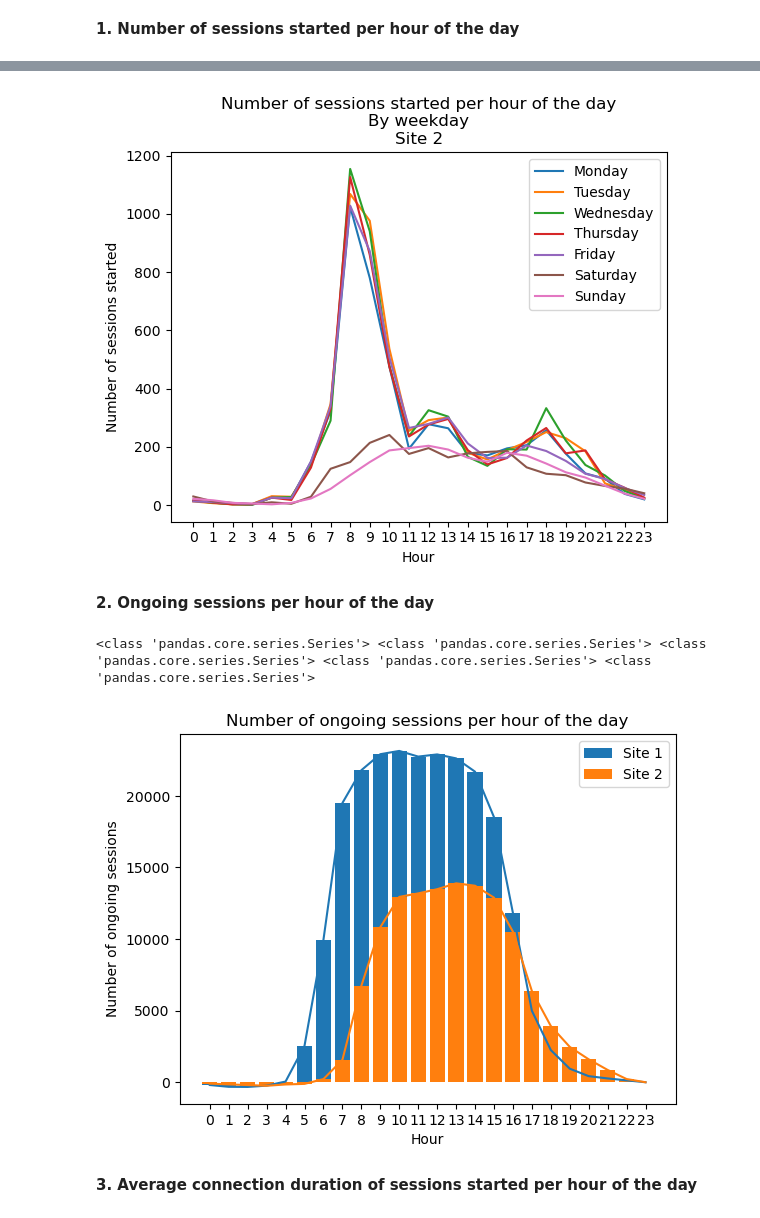
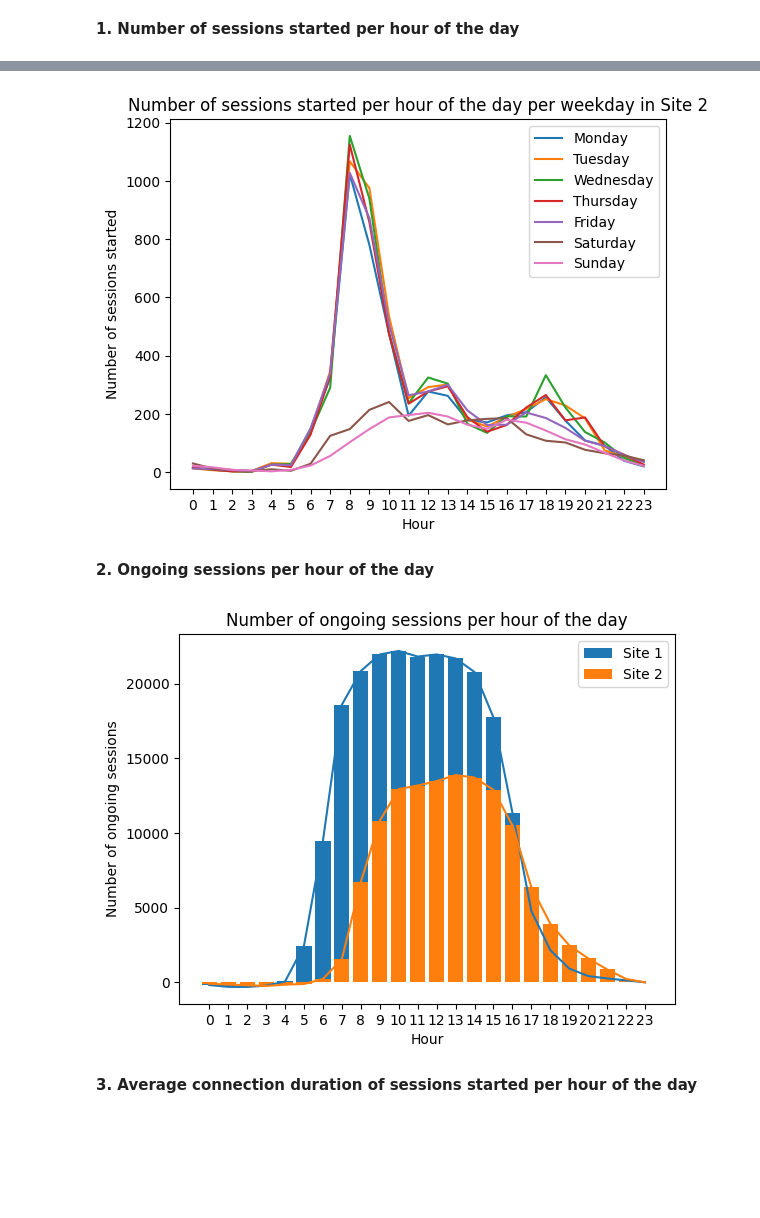
Before and after one commit to Sithkiller3000/AA2024, a Jupyter notebook: descriptive_analytics/descriptive_analytics_2a.ipynb, the cells around one changed output, grey strips where cells are left out. Saved outputs shown, nothing was run; the diff lists cells and outputs as text; code cells hidden in the pictures; blank space fills up the shorter version.

```diff
--- a/descriptive_analytics/descriptive_analytics_2a.ipynb
+++ b/descriptive_analytics/descriptive_analytics_2a.ipynb
@@ -21 +72,7 @@ What patterns can you observe, and how do you explain them?
+# %%
+def save_plot(p_fig):
+    plot_name = p_fig.gca().get_title()
+    folder = 'plots'
+    file_path = os.path.join(folder, plot_name)
+    p_fig.savefig(file_path, bbox_inches='tight')
 # %% [markdown]
@@ -42,21 +109,24 @@ plt.show()
 x = np.arange(24)
 y_list = [0]*7
 
+fig, ax = plt.subplots()
+
 for w in range(0,7):
     y_list[w] = df1[df1.weekday == w].groupby("hour")[["hour"]].size()
     try:
-        plt.plot(x, y_list[w], label=weekdays[w])
+        ax.plot(x, y_list[w], label=weekdays[w])
     except Exception:
         for i in range(0, 24):
             if i not in y_list[w].keys():
                 y_list[w][i] = 0
-        plt.plot(x, y_list[w], label=weekdays[w])
+        ax.plot(x, y_list[w], label=weekdays[w])
 
-plt.xlabel("Hour")
-plt.ylabel("Number of sessions started")
-plt.xticks(x)
-plt.title("Number of sessions started per hour of the day" + "\n" + "By weekday" + "\n" + "Site 1")
-plt.legend()
+ax.set_xlabel("Hour")
+ax.set_ylabel("Number of sessions started")
+ax.set_xticks(x)
+ax.set_title("Number of sessions started per hour of the day per weekday in Site 1")
+ax.legend()
 
-plt.show()
+fig.show
+save_plot(fig)
 # %% [output]
@@ -64,26 +134,29 @@ plt.show()
 # %%
 x = np.arange(24)
 y_list = [0]*7
 
+fig, ax = plt.subplots()
+
 for w in range(0,7):
     y_list[w] = df2[df2.weekday == w].groupby("hour")[["hour"]].size()
     try:
-        plt.plot(x, y_list[w], label=weekdays[w])
+        ax.plot(x, y_list[w], label=weekdays[w])
     except Exception:
         for i in range(0, 24):
             if i not in y_list[w].keys():
                 y_list[w][i] = 0
-        plt.plot(x, y_list[w], label=weekdays[w])
+        ax.plot(x, y_list[w], label=weekdays[w])
 
-plt.xlabel("Hour")
-plt.ylabel("Number of sessions started")
-plt.xticks(x)
-plt.title("Number of sessions started per hour of the day" + "\n" + "By weekday" + "\n" + "Site 2")
-plt.legend()
+ax.set_xlabel("Hour")
+ax.set_ylabel("Number of sessions started")
+ax.set_xticks(x)
+ax.set_title("Number of sessions started per hour of the day per weekday in Site 2")
+ax.legend()
 
-plt.show()
+fig.show
+save_plot(fig)
 # %% [output]
-[figure, old version]
+[figure, new version]
 # %% [markdown]
 **2. Ongoing sessions per hour of the day**
 # %%
@@ -99,28 +172,22 @@ y2_start_cumsum = y2_start.cumsum()
 y2_end_cumsum = y2_end.cumsum()
 y2_com = y2_start_cumsum.sub(y2_end_cumsum)
 
-print(  type(y1_start),
-        type(y1_end),
-        type(y1_start_cumsum),
-        type(y1_end_cumsum),
-        type(y1_com)
-        )
+fig, ax = plt.subplots()
+ax.plot(x, y1_com)
+ax.bar(x, y1_com, label="Site 1")
+ax.plot(x, y2_com)
+ax.bar(x, y2_com, label="Site 2")
 
-plt.plot(x, y1_com)
-plt.bar(x, y1_com, label="Site 1")
-plt.plot(x, y2_com)
-plt.bar(x, y2_com, label="Site 2")
+ax.set_xlabel("Hour")
+ax.set_ylabel("Number of ongoing sessions")
+ax.set_xticks(x)
+ax.set_title("Number of ongoing sessions per hour of the day")
+ax.legend()
 
-plt.xlabel("Hour")
-plt.ylabel("Number of ongoing sessions")
-plt.xticks(x)
-plt.title("Number of ongoing sessions per hour of the day")
-plt.legend()
-
-plt.show()
+fig.show
+save_plot(fig)
 # %% [output]
-<class 'pandas.core.series.Series'> <class 'pandas.core.series.Series'> <class 'pandas.core.series.Series'> <class 'pandas.core.series.Series'> <class 'pandas.core.series.Series'>
-[figure, old version]
+[figure, new version]
 # %% [markdown]
 **3. Average connection duration of sessions started per hour of the day**
 # %%
```
Also changed, not shown: parts of 54 cells of this notebook, 21 other files.
